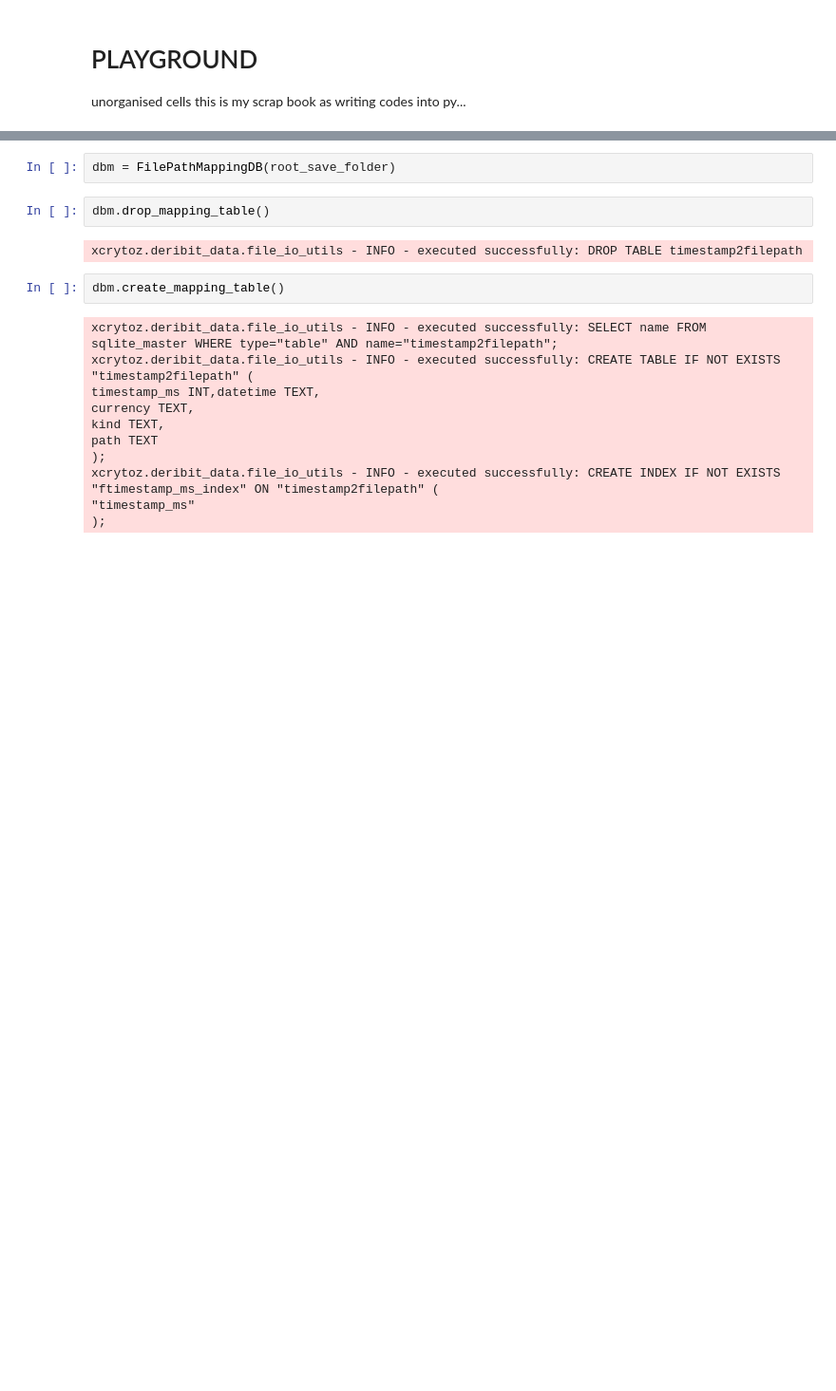
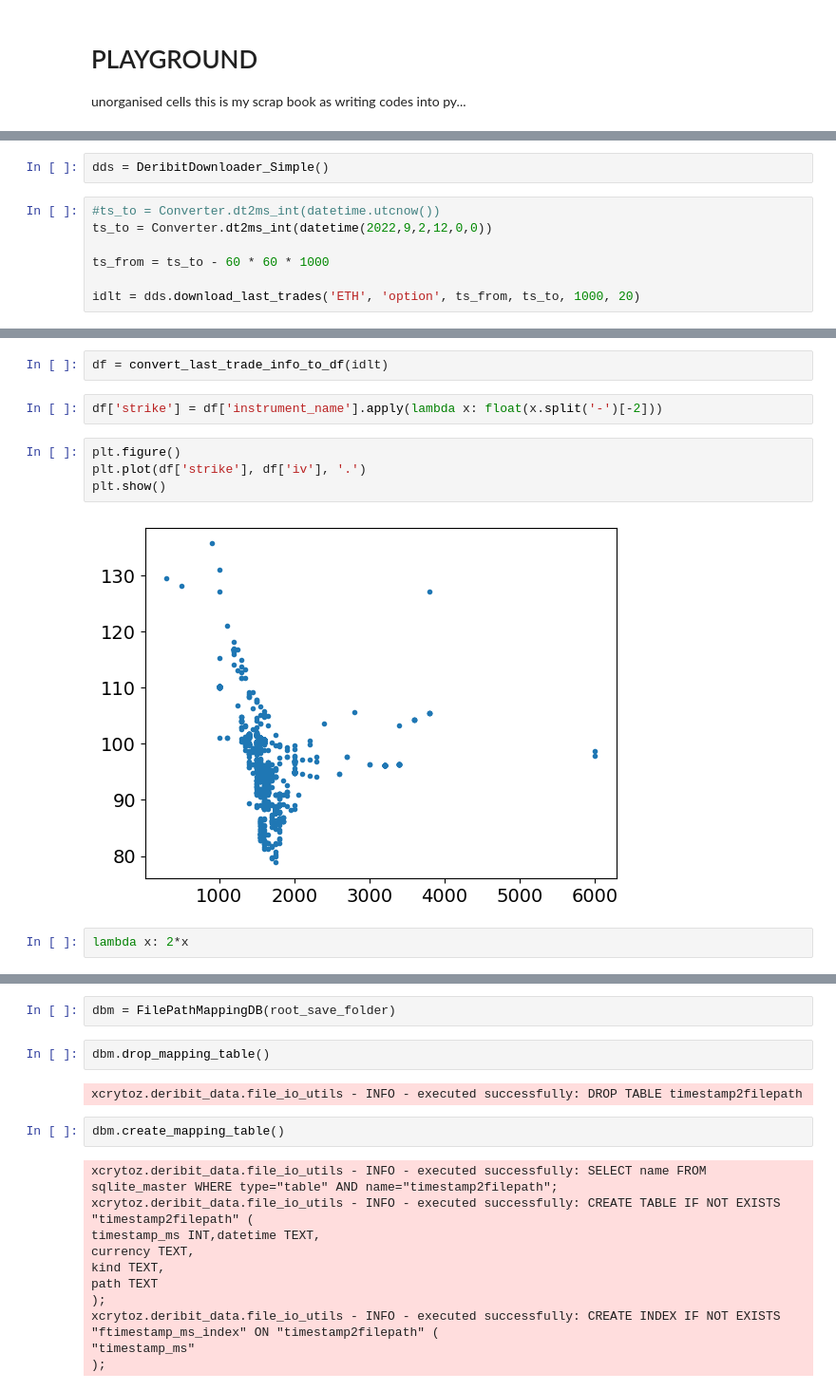
Before and after one commit to xyise/cdc, a Jupyter notebook: drivers/testing_playground.ipynb, the cells around one changed output, grey strips where cells are left out. Shown at 95% size. Saved outputs shown, nothing was run; the diff lists cells and outputs as text; blank space fills up the shorter version.

Commit message:
added trade data downloader and cleaned up.

```diff
--- a/drivers/testing_playground.ipynb
+++ b/drivers/testing_playground.ipynb
@@ -21,0 +64,9 @@ The autoreload extension is already loaded. To reload it, use:
+# %%
+dds = DeribitDownloader_Simple()
+# %%
+#ts_to = Converter.dt2ms_int(datetime.utcnow())
+ts_to = Converter.dt2ms_int(datetime(2022,9,2,12,0,0))
+
+ts_from = ts_to - 60 * 60 * 1000
+
+idlt = dds.download_last_trades('ETH', 'option', ts_from, ts_to, 1000, 20)
@@ -21,0 +91,12 @@ The autoreload extension is already loaded. To reload it, use:
+# %%
+df = convert_last_trade_info_to_df(idlt)
+# %%
+df['strike'] = df['instrument_name'].apply(lambda x: float(x.split('-')[-2]))
+# %%
+plt.figure()
+plt.plot(df['strike'], df['iv'], '.')
+plt.show()
+# %% [output]
+[figure, added]
+# %%
+lambda x: 2*x
```
Also changed, not shown: parts of 68 cells of this notebook, 17 other files.
